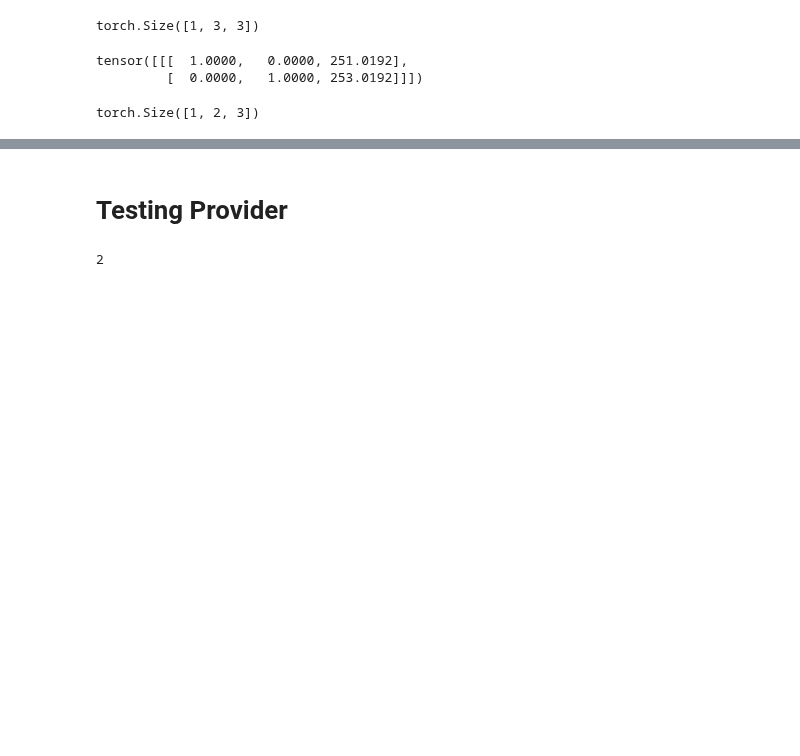
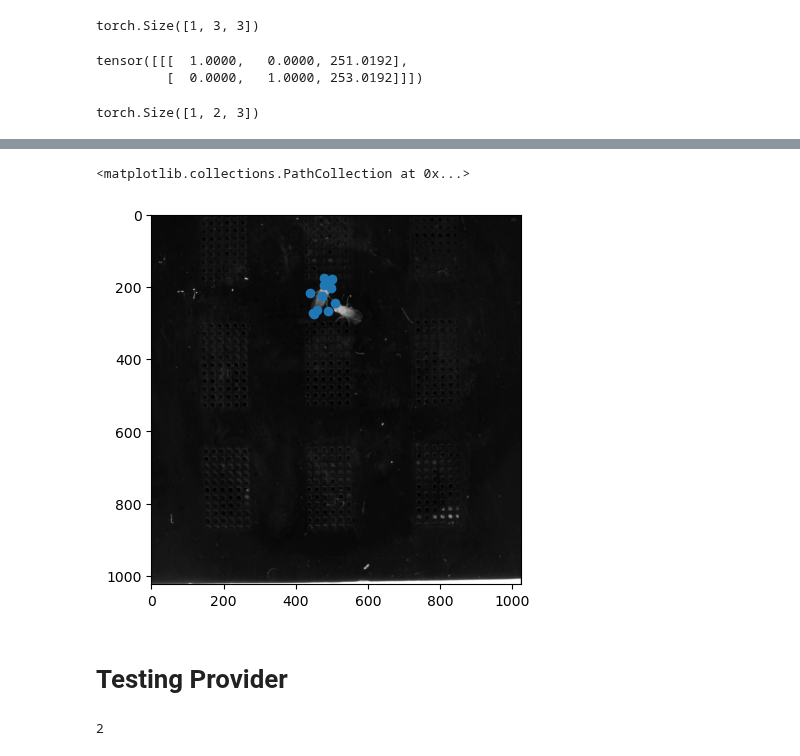
Before and after one commit to talmolab/sleap-nn, a Jupyter notebook: sleap_nn/data/tmp.ipynb, the cells around one changed output, grey strips where cells are left out. Cells and saved outputs as stored; diff of their text form; code cells hidden in the pictures; blank space fills up the shorter version.

```diff
--- a/sleap_nn/data/tmp.ipynb
+++ b/sleap_nn/data/tmp.ipynb
@@ -629,3 +742,9 @@ torch.Size([1, 2, 3])
+# %%
+plt.imshow(aug_img[0].permute(1, 2, 0))
+plt.scatter(aug_kp[:, 0], aug_kp[:, 1])
+# %% [output]
+<matplotlib.collections.PathCollection at 0x...>
+[figure, added]
 # %% [markdown]
 # Testing Provider
 # %%
```
Also changed, not shown: parts of 4 cells of this notebook, 1 other file.
